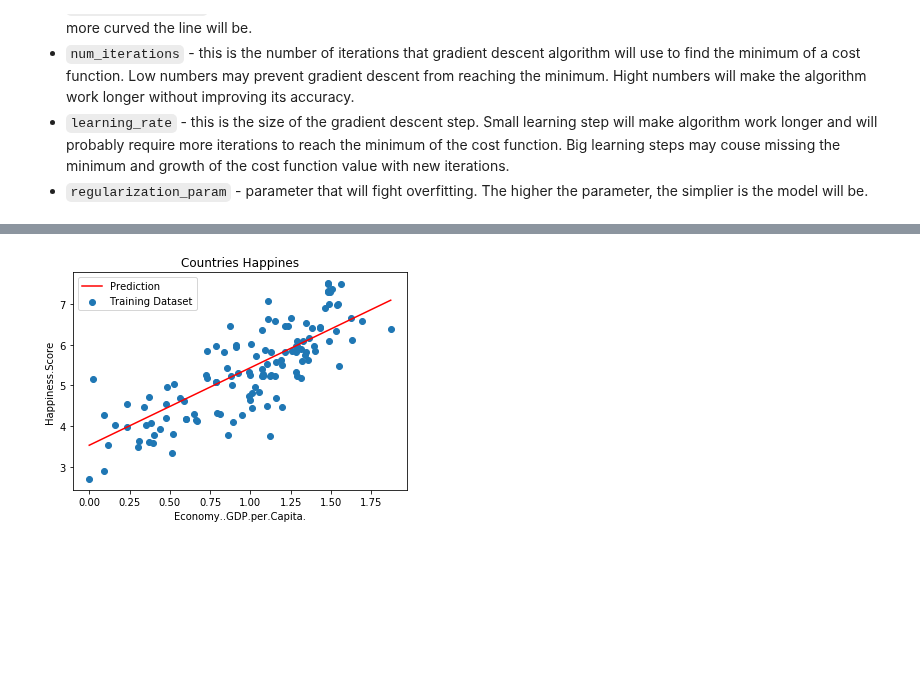
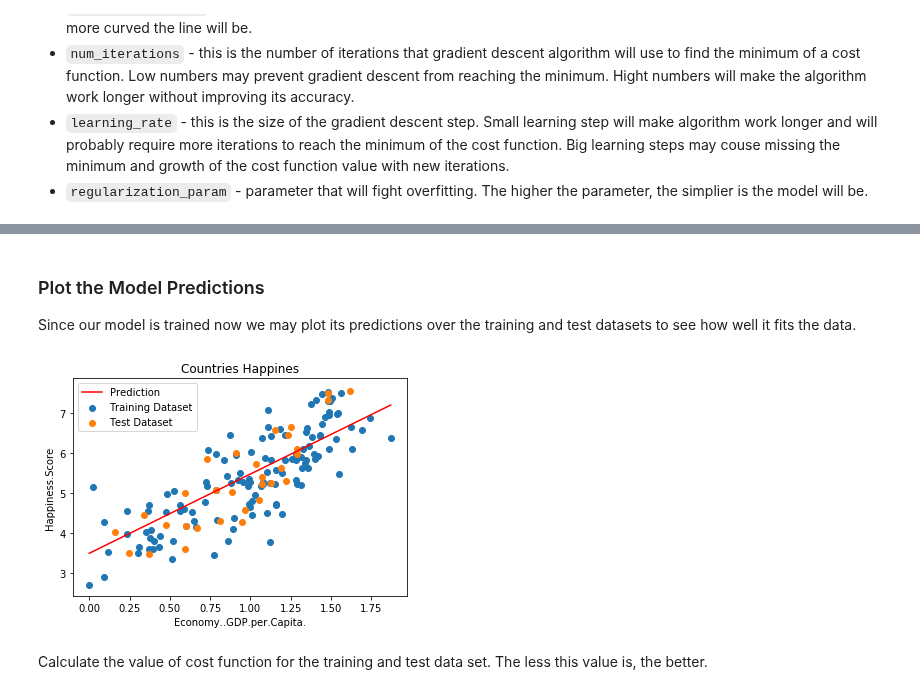
Before and after one commit to trekhleb/homemade-machine-learning, a Jupyter notebook: src/linear_regression/univariate_linear_regression_demo.ipynb, the cells around one changed output, grey strips where cells are left out. Saved outputs shown, nothing was run; the diff lists cells and outputs as text; code cells hidden in the pictures; blank space fills up the shorter version.

```diff
--- a/src/linear_regression/univariate_linear_regression_demo.ipynb
+++ b/src/linear_regression/univariate_linear_regression_demo.ipynb
@@ -133,19 +151,26 @@ plt.show()
+# %% [markdown]
+### Plot the Model Predictions
+
+Since our model is trained now we may plot its predictions over the training and test datasets to see how well it fits the data.
 # %%
 # Get model predictions for the trainint set.
 predictions_num = 100
 x_predictions = np.linspace(x_train.min(), x_train.max(), predictions_num).reshape(predictions_num, 1);
 y_predictions = linear_regression.predict(x_predictions)
 
 # Plot training data with predictions.
 plt.scatter(x_train, y_train, label='Training Dataset')
+plt.scatter(x_test, y_test, label='Test Dataset')
 plt.plot(x_predictions, y_predictions, 'r', label='Prediction')
 plt.xlabel('Economy..GDP.per.Capita.')
 plt.ylabel('Happiness.Score')
 plt.title('Countries Happines')
 plt.legend()
 plt.show()
 # %% [output]
-[figure, old version]
+[figure, new version]
+# %% [markdown]
+Calculate the value of cost function for the training and test data set. The less this value is, the better.
 # %%
 train_cost = linear_regression.get_cost(x_train, y_train, regularization_param)
 test_cost = linear_regression.get_cost(x_test, y_test, regularization_param)
```
Also changed, not shown: parts of 12 cells of this notebook, 1 other file.
